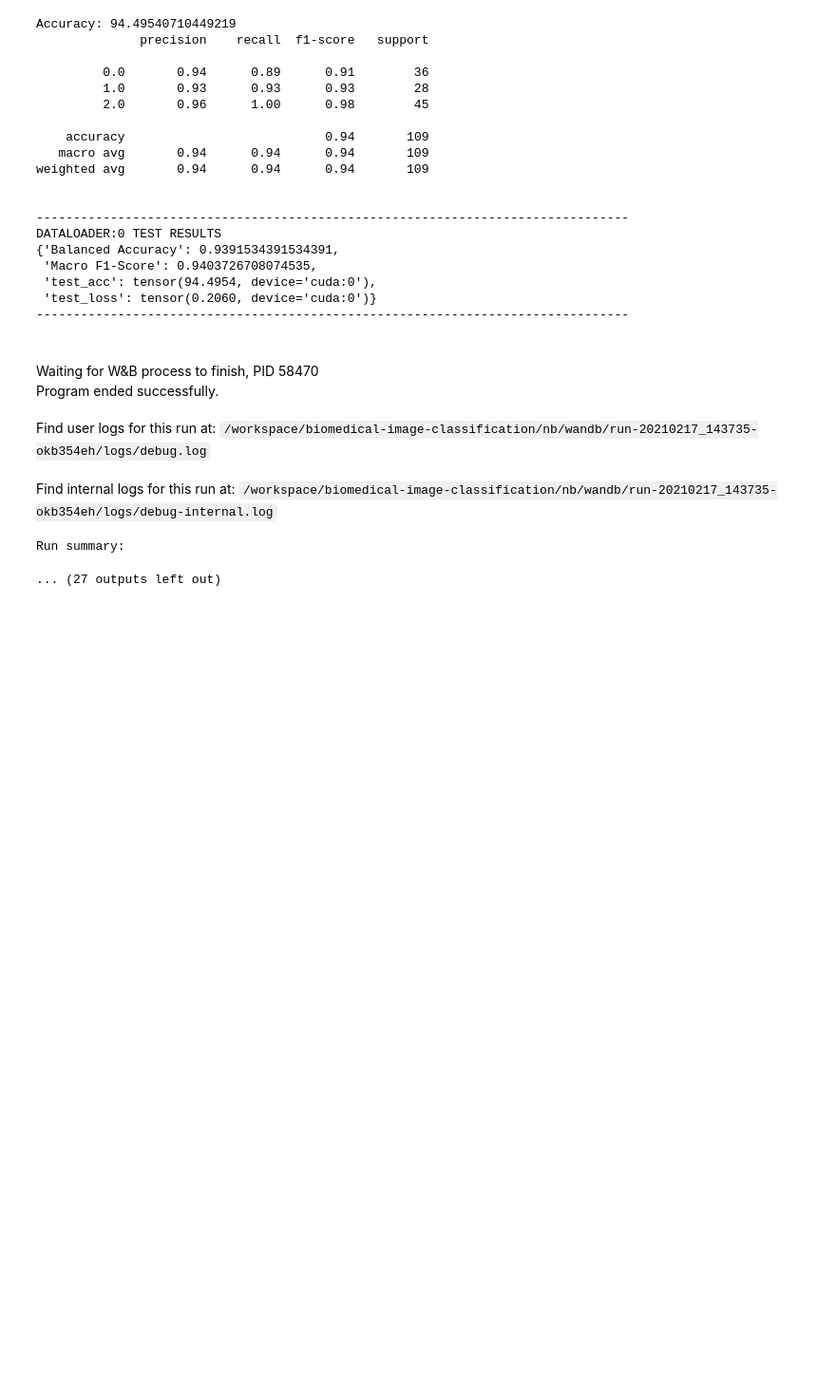
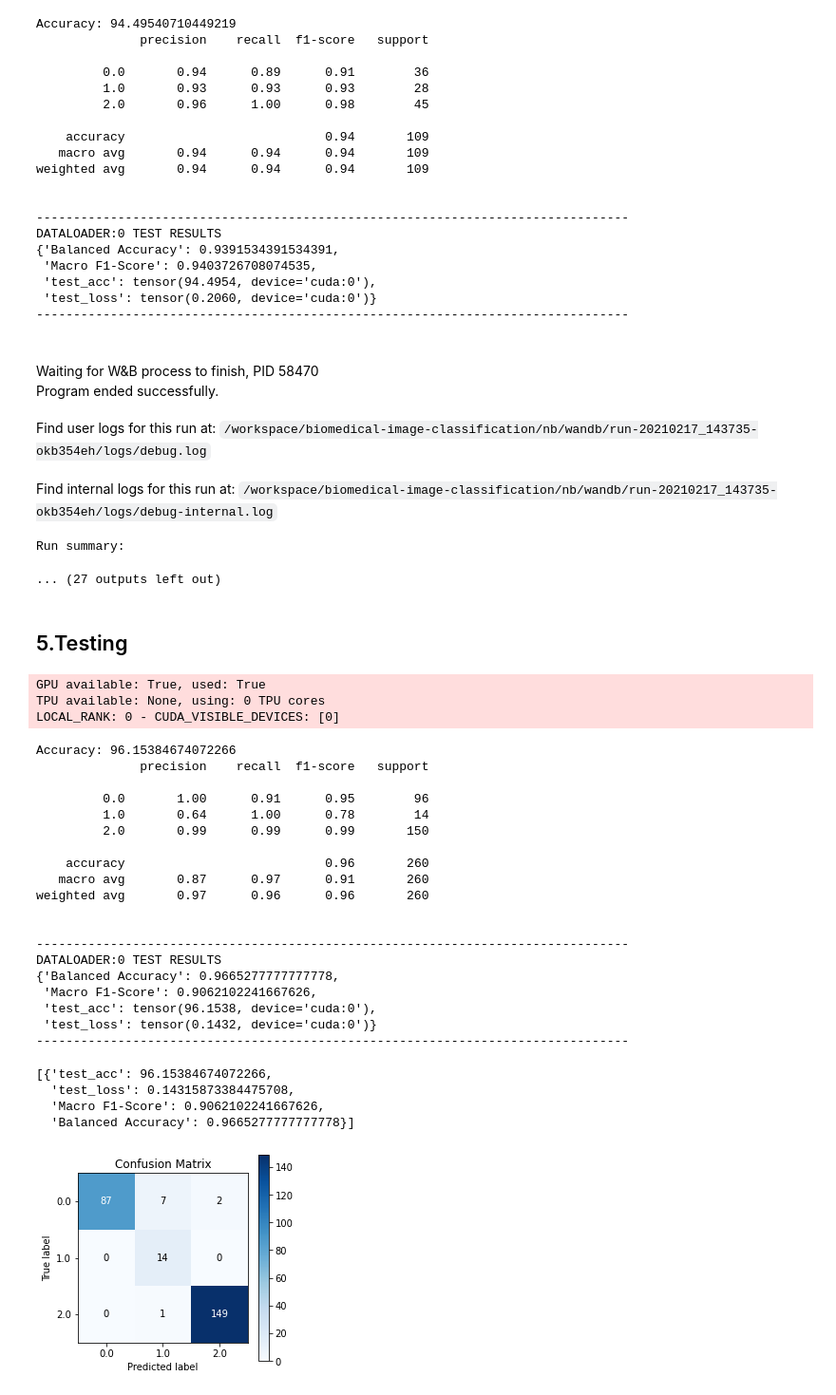
Before and after one commit to jtrells/biomedical-image-classification, a Jupyter notebook: nb/11.Molecular Classifier - Sweep.ipynb, the cells around one changed output. Shown: that part at 95% size. Saved outputs shown, nothing was run; the diff lists cells and outputs as text; code cells hidden in the pictures; blank space fills up the shorter version.

```diff
--- a/nb/11.Molecular Classifier - Sweep.ipynb
+++ b/nb/11.Molecular Classifier - Sweep.ipynb
@@ -313,3 +313,5 @@ Find user logs for this run at: /workspace/biomedical-image-classification/nb/wa
 Find internal logs for this run at: /workspace/biomedical-image-classification/nb/wandb/run-20210217_143735-okb354eh/logs/debug-internal.log
 Run summary:
 ... (27 outputs left out)
+# %% [markdown]
+## 5.Testing
@@ -315,0 +320,48 @@ Run summary:
+# %%
+ # setup data
+model_path = '/mnt/artifacts/experiments/Biomedical-Image-Classification-Molecular/uktzz2ki/sweet-sweep-9/final.pt'
+dm = ImageDataModule( batch_size       = 16,
+                      label_encoder    = le_encoder_molecular,
+                      data_path        = str(DATA_PATH),
+                      base_img_dir     = str(BASE_IMG_DIR),
+                      seed             = SEED,
+                      image_transforms = [train_transform,val_transform,test_transform],
+                      num_workers      = 72,
+                      target_class_col ='split_set',
+                      modality_col     ='modality',
+                      path_col         ='img_path')
+dm.prepare_data()
+dm.setup()
+dm.set_seed()
+# %%
+model = ResNetClass.load_from_checkpoint(model_path)
+trainer = Trainer(gpus=1, logger=None)
+trainer.test(model, test_dataloaders=dm.test_dataloader())
+# %% [output]
+GPU available: True, used: True
+TPU available: None, using: 0 TPU cores
+LOCAL_RANK: 0 - CUDA_VISIBLE_DEVICES: [0]
+Accuracy: 96.15384674072266
+              precision    recall  f1-score   support
+
+         0.0       1.00      0.91      0.95        96
+         1.0       0.64      1.00      0.78        14
+         2.0       0.99      0.99      0.99       150
+
+    accuracy                           0.96       260
+   macro avg       0.87      0.97      0.91       260
+weighted avg       0.97      0.96      0.96       260
+
+
+--------------------------------------------------------------------------------
+DATALOADER:0 TEST RESULTS
+{'Balanced Accuracy': 0.9665277777777778,
+ 'Macro F1-Score': 0.9062102241667626,
+ 'test_acc': tensor(96.1538, device='cuda:0'),
+ 'test_loss': tensor(0.1432, device='cuda:0')}
+--------------------------------------------------------------------------------
+[{'test_acc': 96.15384674072266,
+  'test_loss': 0.14315873384475708,
+  'Macro F1-Score': 0.9062102241667626,
+  'Balanced Accuracy': 0.9665277777777778}]
+[figure, added]
```
Also changed, not shown: parts of 1 cell of this notebook, 4 other files.
